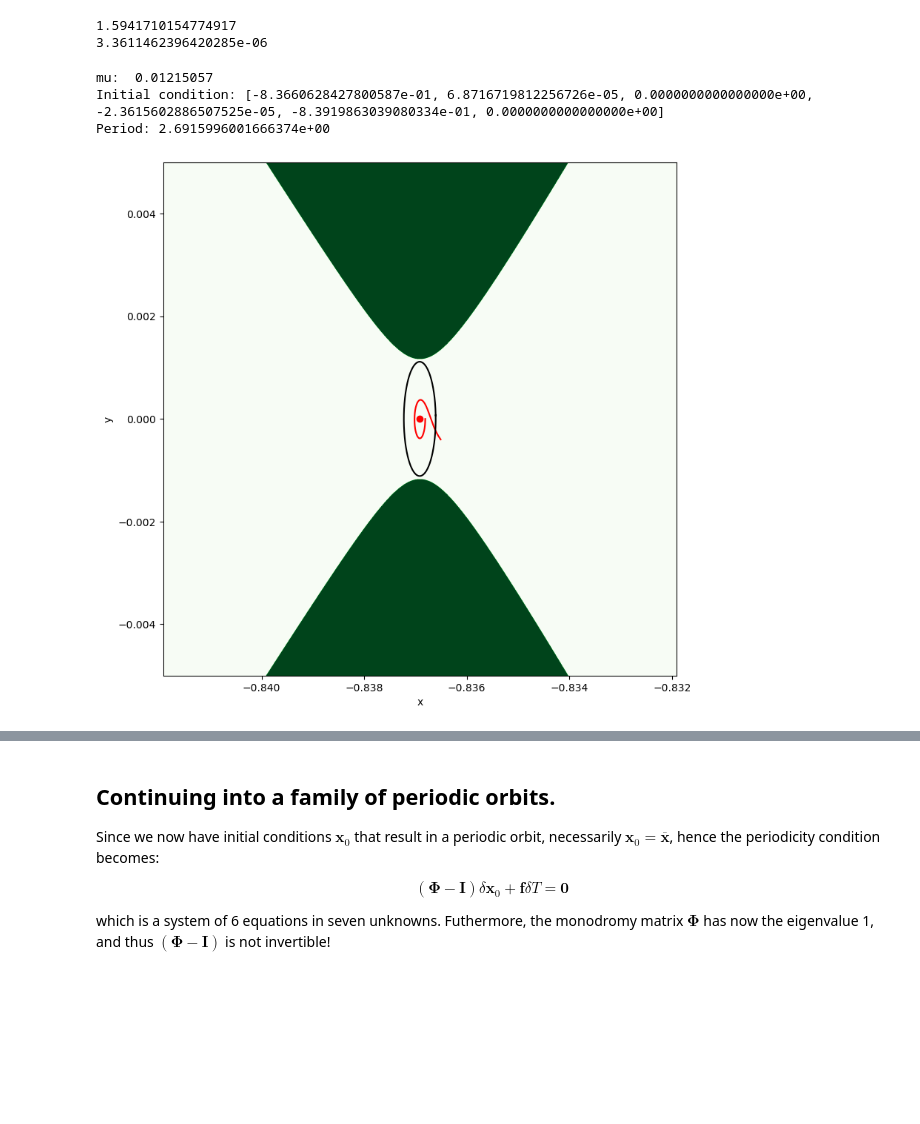
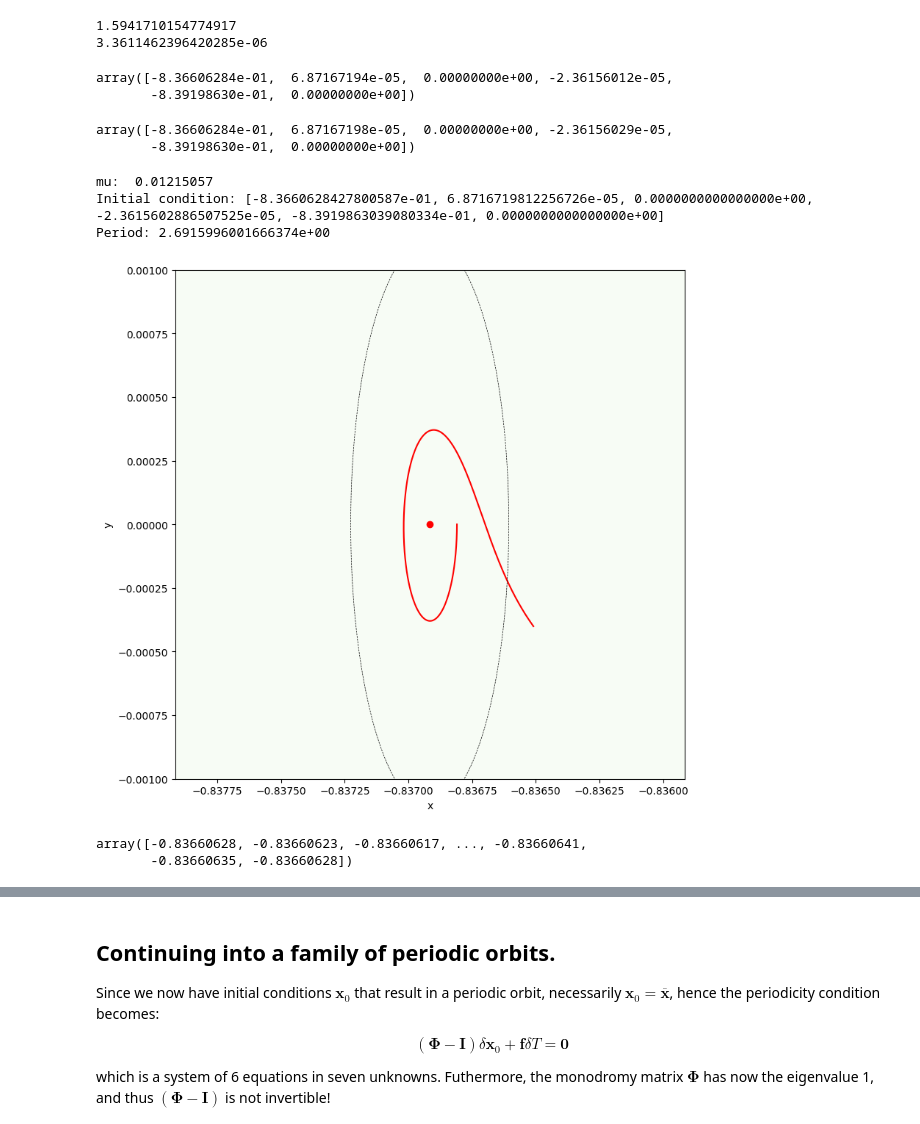
Before and after one commit to sbcow/3bpy, a Jupyter notebook: periodic_orbits.ipynb, the cells around one changed output, grey strips where cells are left out. Saved outputs shown, nothing was run; the diff lists cells and outputs as text; code cells hidden in the pictures; blank space fills up the shorter version.

```diff
--- a/periodic_orbits.ipynb
+++ b/periodic_orbits.ipynb
@@ -214,9 +223,10 @@ print("--- %s seconds --- to build the Taylor integrator" % (time.time() - start
 # %% [markdown]
 ... and we perform and time a numerical propagation for these conditions
 # %%
-ic = [-0.72, 0.0, 0, 0.0, -0.2, 0.]
+mu = 0.01215057
+xL1, xL2, xL3, xL45, yL45 = compute_L_points(mu)
+ic = [xL1, 0., 0, 0., 0., 0.]
 t_final=200
-mu=0.01
 ta.pars[0] = mu
 # Reset the state
 ta.time = 0
@@ -465,3 +491,9 @@ def corrector(ta, x0):
     b = (x0_new - ta.state[:6]).reshape(-1,1)
     print("new error is:", np.linalg.norm(b))
     return ta, x0_new.tolist()
+# %%
+mu = ta.pars[0]
+t_final = ta.time
+
+state_T = ta.state[:6]
+dyn_cf(state_T, pars=[mu]).reshape((-1,1))
@@ -511,46 +574,62 @@ out = ta.propagate_grid(t_grid)
 # %% [output]
 1.5941710154774917
 3.3611462396420285e-06
+# %%
+out[5][-1, :6]
+# %% [output]
+array([-8.36606284e-01,  6.87167194e-05,  0.00000000e+00, -2.36156012e-05,
+       -8.39198630e-01,  0.00000000e+00])
+# %%
+
+out[5][0, :6]
+# %% [output]
+array([-8.36606284e-01,  6.87167198e-05,  0.00000000e+00, -2.36156029e-05,
+       -8.39198630e-01,  0.00000000e+00])
 # %%
 # We plot the initial condition (zoom in the Lagrangian point)
 plt.figure(figsize=(9,9))
 
 plt.subplot(1,1,1)
-zoom=0.005
+zoom=0.001
 plt.plot(out0[5][:, 0], out0[5][:, 1],'r')
-plt.plot(out[5][:, 0], out[5][:, 1],'k')
+plt.plot(out[5][:, 0], out[5][:, 1],'k--', linewidth=0.5)
 
 plt.xlabel("x")
 plt.ylabel("y")
 
 # Plot the zero velocity curve
 xx = np.linspace(xL1-zoom,xL1+zoom,2000)
 yy = np.linspace(-zoom,zoom,2000)
 x_grid,y_grid = np.meshgrid(xx,yy)
 im = plt.imshow( ((potential_function((x_grid,y_grid,np.zeros(np.shape(x_grid))),mu=mu)<=C_jacobi)).astype(int) ,
                 extent=(x_grid.min(),x_grid.max(),y_grid.min(),y_grid.max()),origin="lower", cmap="Greens")
 
 # Plot the lagrangian points and primaries
 plt.scatter(mu, 0, c='k', s=300)
 plt.scatter(mu-1, 0, c='k', s=100)
 plt.scatter(xL1, 0, c='r')
 plt.scatter(xL2, 0, c='r')
 plt.scatter(xL3, 0, c='r')
 plt.scatter(-0.5+mu, yL45, c='r')
 plt.scatter(-0.5+mu, -yL45, c='r')
 
 
 plt.xlim(xL1-zoom, xL1+zoom)
 plt.ylim(-zoom, +zoom)
 
 print("mu: ", ta.pars[0])
 print(f"Initial condition: [{out[5][0,0]:.16e}, {out[5][0,1]:.16e}, {out[5][0,2]:.16e}, {out[5][0,3]:.16e}, {out[5][0,4]:.16e}, {out[5][0,5]:.16e}]")
 print(f"Period: {t_final:.16e}")
 # %% [output]
 mu:  0.01215057
 Initial condition: [-8.3660628427800587e-01, 6.8716719812256726e-05, 0.0000000000000000e+00, -2.3615602886507525e-05, -8.3919863039080334e-01, 0.0000000000000000e+00]
 Period: 2.6915996001666374e+00
-[figure, old version]
+[figure, new version]
+# %%
+out[5][:,0]
+# %% [output]
+array([-0.83660628, -0.83660623, -0.83660617, ..., -0.83660641,
+       -0.83660635, -0.83660628])
 # %%
 out
 # %% [output]
```
Also changed, not shown: parts of 18 cells of this notebook, 26 other files.
